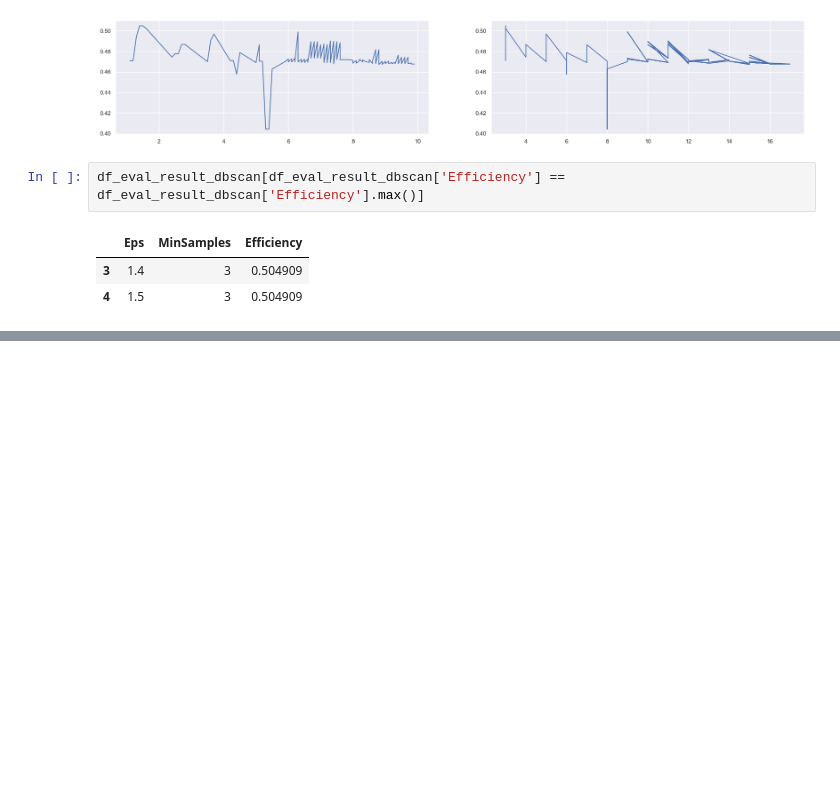
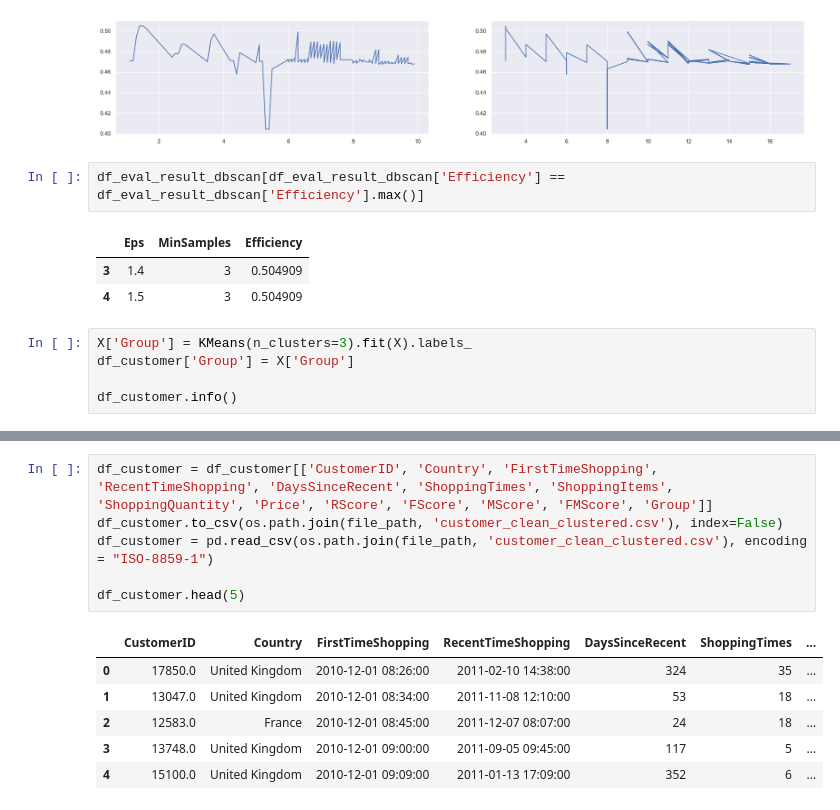
Before and after one commit to Komsan-Kongwongsupak/customers-segmentation, a Jupyter notebook: customers-segmentation.ipynb, the cells around one changed output, grey strips where cells are left out. Drawn from its saved outputs; the diff is of its cells as text; blank space fills up the shorter version.

```diff
--- a/customers-segmentation.ipynb
+++ b/customers-segmentation.ipynb
@@ -485,3 +485,8 @@ df_eval_result_dbscan[df_eval_result_dbscan['Efficiency'] == df_eval_result_dbsc
 |  | Eps | MinSamples | Efficiency |
 | 3 | 1.4 | 3 | 0.504909 |
 | 4 | 1.5 | 3 | 0.504909 |
+# %%
+X['Group'] = KMeans(n_clusters=3).fit(X).labels_
+df_customer['Group'] = X['Group']
+
+df_customer.info()
@@ -488 +511,14 @@ df_eval_result_dbscan[df_eval_result_dbscan['Efficiency'] == df_eval_result_dbsc
+# %%
+df_customer = df_customer[['CustomerID', 'Country', 'FirstTimeShopping', 'RecentTimeShopping', 'DaysSinceRecent', 'ShoppingTimes', 'ShoppingItems', 'ShoppingQuantity', 'Price', 'RScore', 'FScore', 'MScore', 'FMScore', 'Group']]
+df_customer.to_csv(os.path.join(file_path, 'customer_clean_clustered.csv'), index=False)
+df_customer = pd.read_csv(os.path.join(file_path, 'customer_clean_clustered.csv'), encoding = "ISO-8859-1")
+
+df_customer.head(5)
+# %% [output]
+|  | CustomerID | Country | FirstTimeShopping | RecentTimeShopping | DaysSinceRecent | ShoppingTimes | ... |
+| 0 | 17850.0 | United Kingdom | 2010-12-01 08:26:00 | 2011-02-10 14:38:00 | 324 | 35 | ... |
+| 1 | 13047.0 | United Kingdom | 2010-12-01 08:34:00 | 2011-11-08 12:10:00 | 53 | 18 | ... |
+| 2 | 12583.0 | France | 2010-12-01 08:45:00 | 2011-12-07 08:07:00 | 24 | 18 | ... |
+| 3 | 13748.0 | United Kingdom | 2010-12-01 09:00:00 | 2011-09-05 09:45:00 | 117 | 5 | ... |
+| 4 | 15100.0 | United Kingdom | 2010-12-01 09:09:00 | 2011-01-13 17:09:00 | 352 | 6 | ... |
 # %%
```
Also changed, not shown: parts of 10 cells of this notebook.
